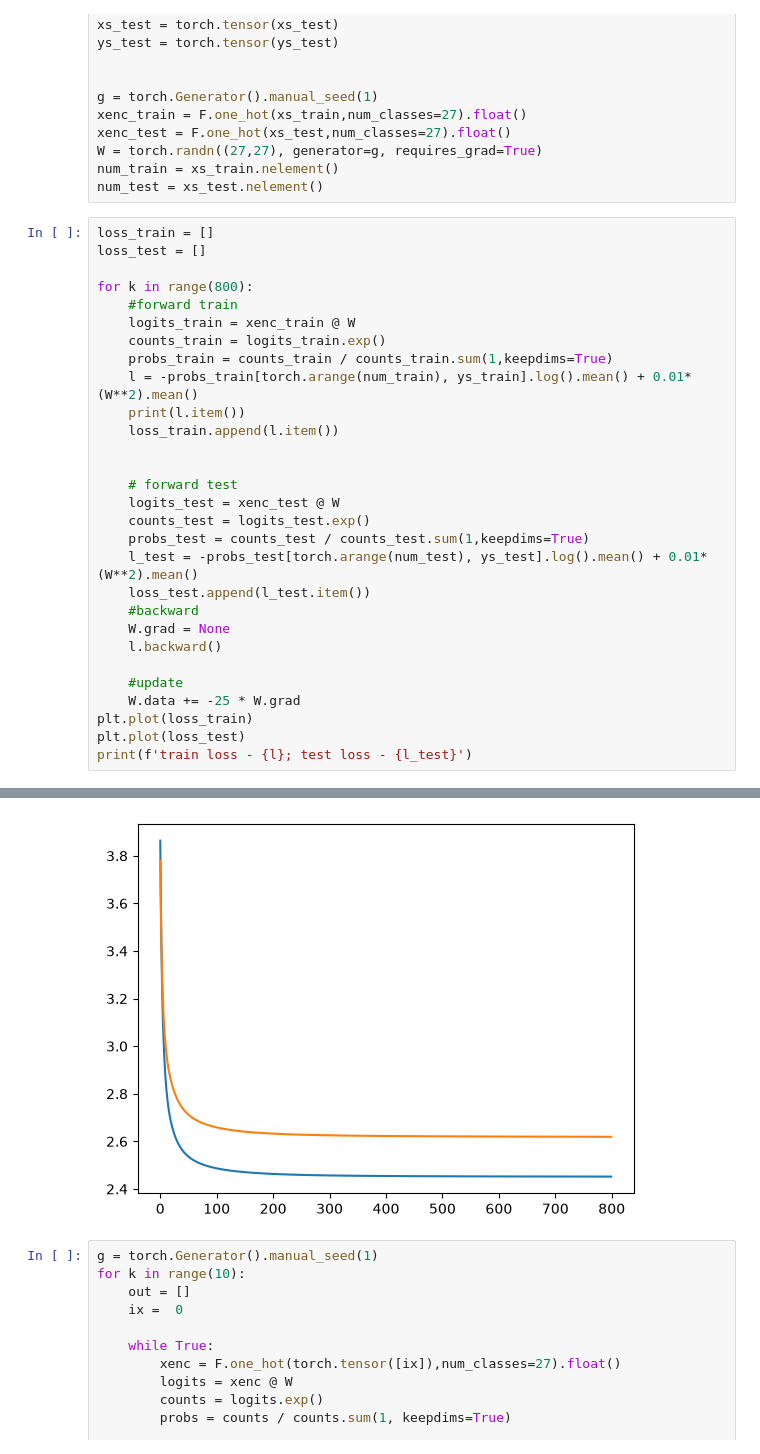
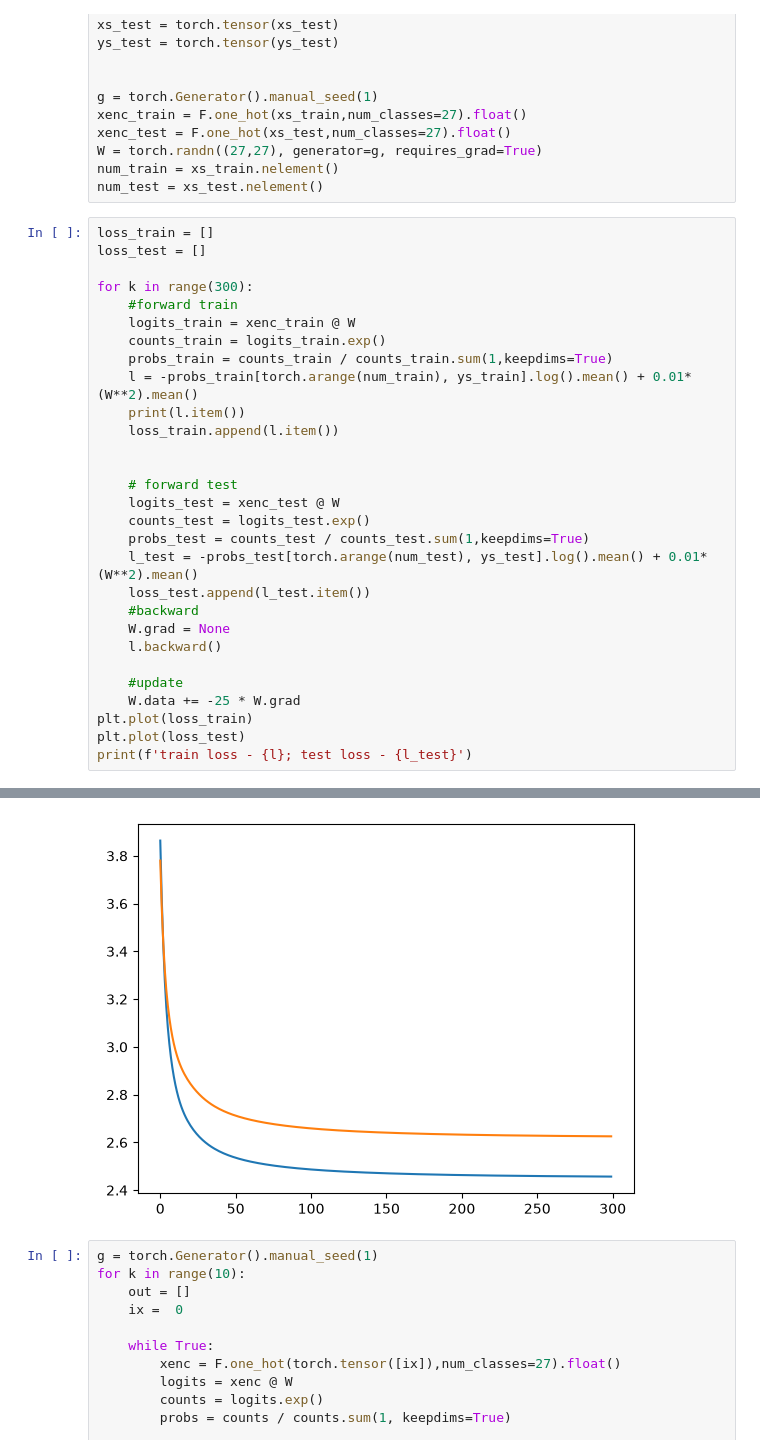
Before and after one commit to makosst/ml_learn, a Jupyter notebook: makemore/exercises/0scratchbigram.ipynb, the cells around one changed output, grey strips where cells are left out. Cells and saved outputs as stored; diff of their text form.

```diff
--- a/makemore/exercises/0scratchbigram.ipynb
+++ b/makemore/exercises/0scratchbigram.ipynb
@@ -59,7 +59,7 @@ num_test = xs_test.nelement()
 loss_train = []
 loss_test = []
 
-for k in range(800):
+for k in range(300):
     #forward train
     logits_train = xenc_train @ W
     counts_train = logits_train.exp()
@@ -105,4 +105,4 @@ train loss - 2.452047348022461; test loss - 2.6193127632141113
-[figure, old version]
+[figure, new version]
 # %%
 g = torch.Generator().manual_seed(1)
 for k in range(10):
```
Also changed, not shown: parts of 1 cell of this notebook, 1 other file.
